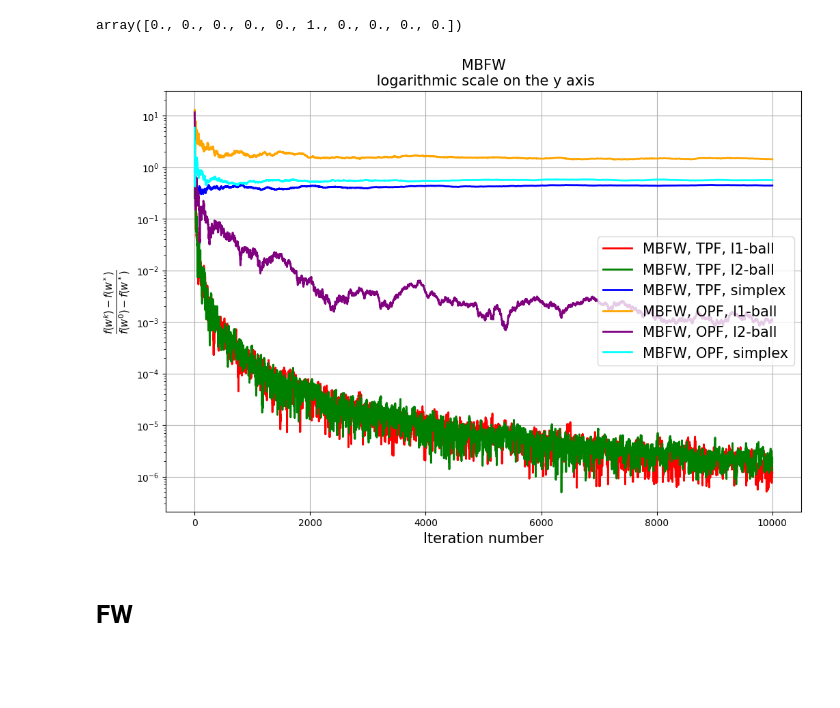
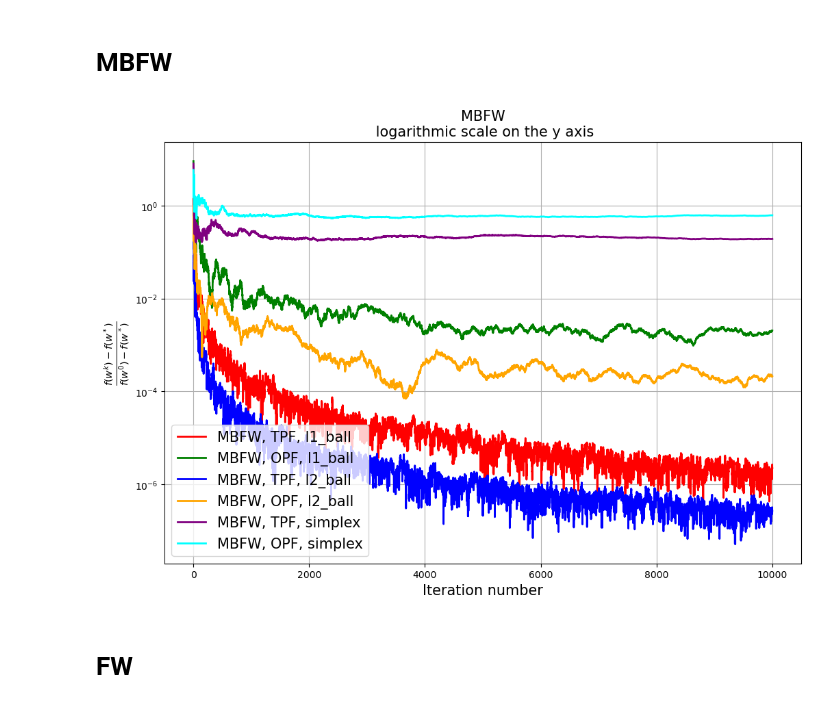
Before and after one commit to minashkinvladislav/Frank_Wolfe, a Jupyter notebook: experiments.ipynb, the cells around one changed output. Cells and saved outputs as stored; diff of their text form; code cells hidden in the pictures; blank space fills up the shorter version.

```diff
--- a/experiments.ipynb
+++ b/experiments.ipynb
@@ -91,31 +93,32 @@ R_0_l1 = f(w_0, args) - f(w_true_sol_l1, args)
-# %%
-w_true_sol_l1
-# %% [output]
-array([0., 0., 0., 0., 0., 1., 0., 0., 0., 0.])
+# %% [markdown]
+# MBFW
 # %%
 reload(optimizers)
-
-
 title = ''
 
 args['max_steps'] = 10 ** 4
 args['batch_size'] = 1
+args['criterium'] = 'f(x_k) - f(x^*)'
 
-optimizer = optimizers.MBFWOptimizer(f, optimizers.get_grad_tpf_jaguar,
-                                     x_0 = w_0, step = fw_step, args = args)
+iterations_mbfw = []
+errors_mbfw = []
+labels_mbfw = []
 
-label = 'MBFW, TPF, l1-ball'
-args['proj'] = 'l1'
+for Q, w_0, R_0, w_sol in zip(['l1_ball', 'l2_ball', 'simplex'],
+                              [w_0_l1, w_0_l2, w_0_simp],
+                              [R_0_l1, R_0_l2, R_0_simp],
+                              [w_true_sol_l1, w_true_sol_l2, w_true_sol_simp]):
+    args['x_sol'] = w_sol
+    for grad, name in zip([optimizers.get_grad_tpf_jaguar,
+                           optimizers.get_grad_opf_jaguar],
+                          ['TPF', 'OPF']):
+        args['set'] = Q
+        optimizer = optimizers.MBFWOptimizer(f, grad, x_0 = w_0,
+                                             step = fw_step, args = args)
 
-iterations_mbfw_tpf_l1, errors_mbfw_tpf_l1, labels_mbfw_tpf_l1, _ = calculate(args, optimizer,
-                                                                 R_0, label, title)
-label = 'MBFW, TPF, l2-ball'
-args['proj'] = 'l2'
+        label = f'MBFW, {name}, {Q}'
 
-iterations_mbfw_tpf_l2, errors_mbfw_tpf_l2, labels_mbfw_tpf_l2, _ = calculate(args, optimizer,
-                                                                 R_0, label, title)
-label = 'MBFW, TPF, simplex'
-args['proj'] = 'simplex'
-
-iterations_mbfw_tpf_s, errors_mbfw_tpf_s, labels_mbfw_tpf_s, _ = calculate(args, optimizer,
-                                                                 R_0, label, title)
+        iterations, errors, _, _ = calculate(args, optimizer, R_0, label, title)
+        iterations_mbfw.append(iterations)
+        errors_mbfw.append(errors)
+        labels_mbfw.append(label)
@@ -149,18 +125,11 @@ iterations_mbfw_opf_l2, errors_mbfw_opf_l2, labels_mbfw_opf_l2, _ = calculate(ar
 # %%
 title = "MBFW"
 y_label = r'$\frac{f(w^k) - f(w^*)}{f(w^0) - f(w^*)}$'
 
-iterations_mbfw = iterations_mbfw_tpf_l1 + iterations_mbfw_tpf_l2 + iterations_mbfw_tpf_s + \
-                  iterations_mbfw_opf_l1 + iterations_mbfw_opf_l2 + iterations_mbfw_opf_s
-errors_mbfw = errors_mbfw_tpf_l1 + errors_mbfw_tpf_l2 + errors_mbfw_tpf_s + \
-              errors_mbfw_opf_l1 + errors_mbfw_opf_l2 + errors_mbfw_opf_s
-labels_mbfw = labels_mbfw_tpf_l1 + labels_mbfw_tpf_l2 + labels_mbfw_tpf_s + \
-              labels_mbfw_opf_l1 + labels_mbfw_opf_l2 + labels_mbfw_opf_s
-
 optimizers.make_err_plot(iterations_mbfw, errors_mbfw, y_label=y_label,
                      labels=labels_mbfw, title=title, markers=[None]*100)
 # %% [output]
-[figure, old version]
+[figure, new version]
 # %% [markdown]
 # FW
 # %%
```
Also changed, not shown: parts of 34 cells of this notebook, 1 other file.
